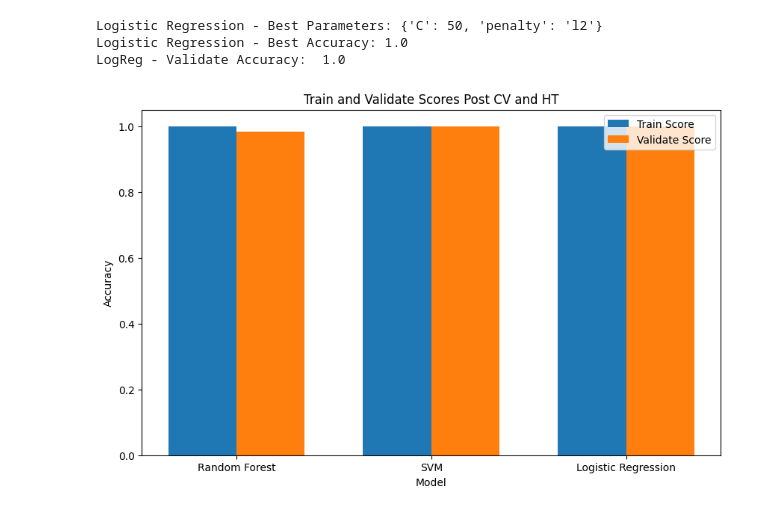
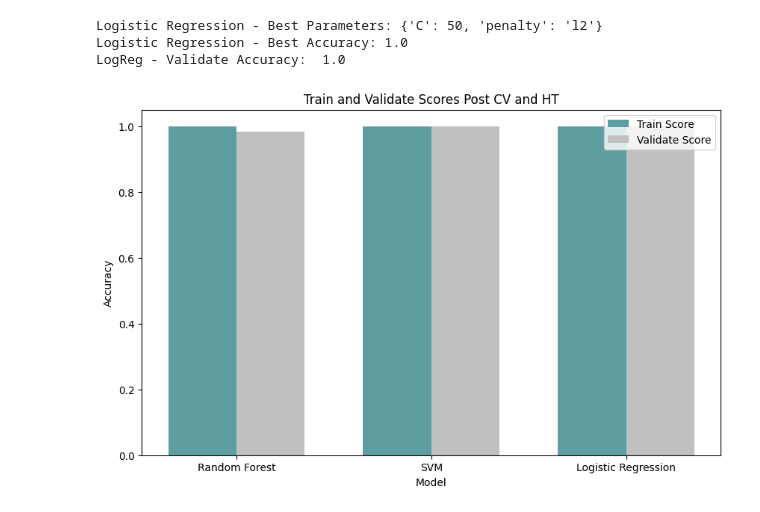
Before and after one commit to ymoola/MIE368-F1, a Jupyter notebook: cross_val_podium.ipynb, the cells around one changed output. Cells and saved outputs as stored; diff of their text form; code cells hidden in the pictures.

```diff
--- a/cross_val_podium.ipynb
+++ b/cross_val_podium.ipynb
@@ -185,33 +179,33 @@ import numpy as np
 
 #Train scores
 rf_train_score = best_rf_model.score(X_train_scaled,y_train)
 SVM_train_score = best_svm_model.score(X_train_scaled, y_train)
 LR_train_score = logistic_grid_search.best_score_
 
 #Validate scores
 rf_val_score = best_rf_model.score(X_validate_scaled,y_validate)
 SVM_val_score = best_svm_model.score(X_validate_scaled,y_validate)
 LR_val_score = LR_validate_score
 
 train_scores = [rf_train_score, SVM_train_score, LR_train_score]
 validate_scores = [rf_val_score, SVM_val_score, LR_val_score]
 
 # Create a list of model names
 model_names = ['Random Forest','SVM','Logistic Regression']
 
 # Plot train and test scores
 plt.figure(figsize=(10, 6))
 bar_width = 0.35
 index = np.arange(len(model_names))
 
-plt.bar(index, train_scores, bar_width, label='Train Score')
-plt.bar(index + bar_width, validate_scores, bar_width, label='Validate Score')
+plt.bar(index, train_scores, bar_width, label='Train Score', color = 'cadetblue')
+plt.bar(index + bar_width, validate_scores, bar_width, label='Validate Score', color = 'silver')
 
 plt.xlabel('Model')
 plt.ylabel('Accuracy')
 plt.title('Train and Validate Scores Post CV and HT')
 plt.xticks(index + bar_width / 2, model_names)
 plt.legend()
 plt.show()
 # %% [output]
-[figure, old version]
+[figure, new version]
```
Also changed, not shown: parts of 2 cells of this notebook, 3 other files.
